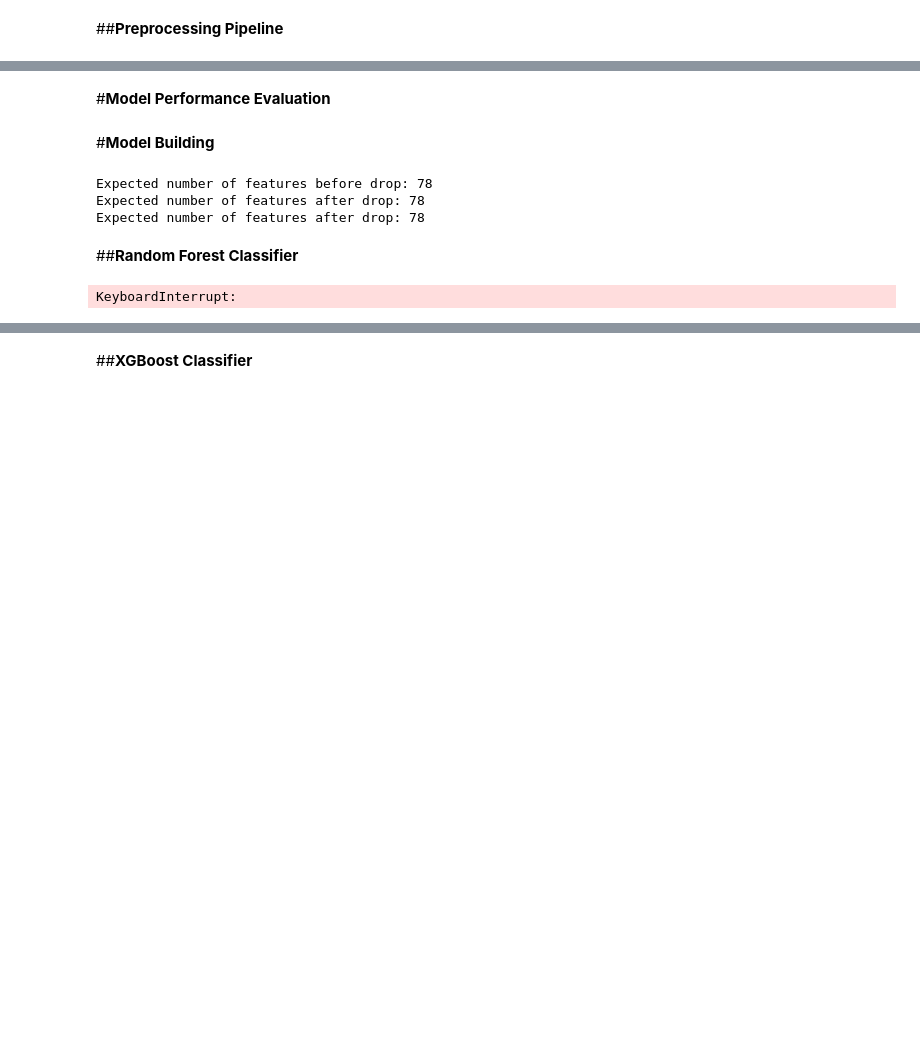
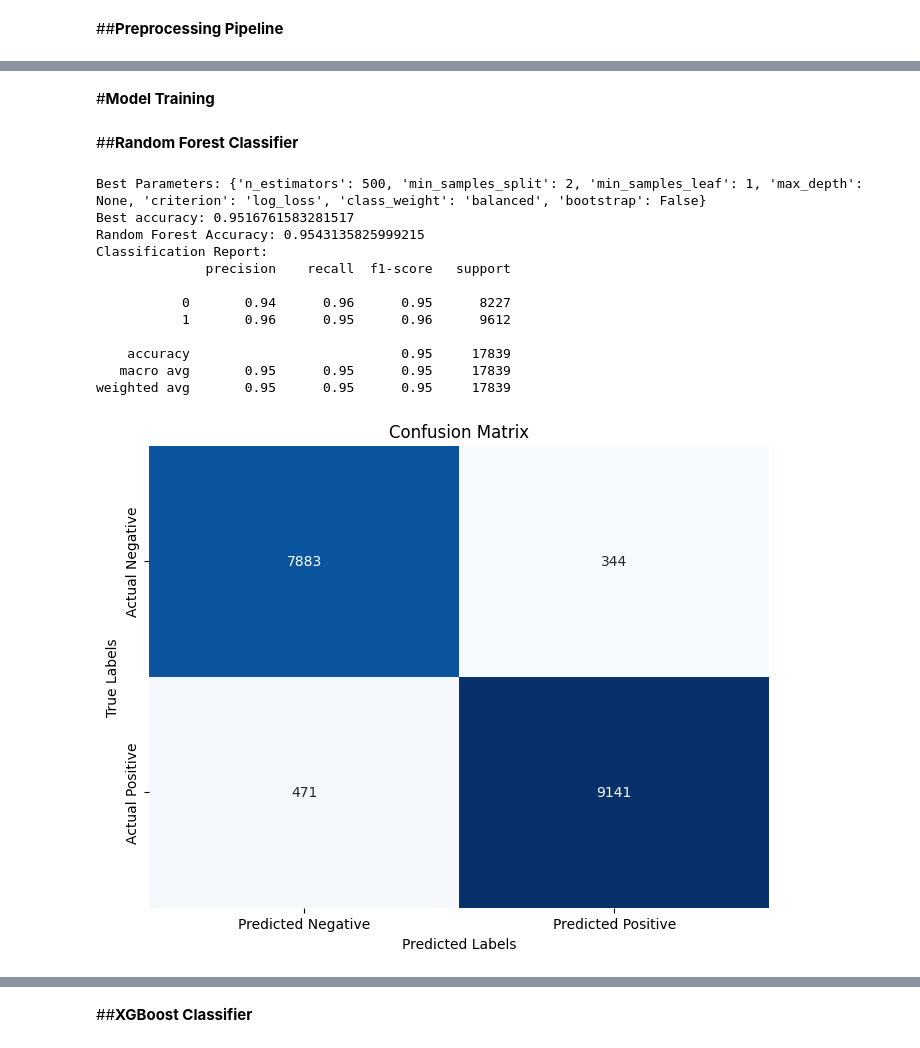
Before and after one commit to ktfrahm/datascience-projects, a Jupyter notebook: Shinkansen_Travel_Experience_Hackathon/Shinkansen_Travel_Experience.ipynb, the cells around one changed output, grey strips where cells are left out. Cells and saved outputs as stored; diff of their text form; code cells hidden in the pictures; blank space fills up the shorter version.

Commit message:
updated hackathon project to streamline the pipeline

```diff
--- a/Shinkansen_Travel_Experience_Hackathon/Shinkansen_Travel_Experience.ipynb
+++ b/Shinkansen_Travel_Experience_Hackathon/Shinkansen_Travel_Experience.ipynb
@@ -666,5 +701,5 @@ None
 # %% [markdown]
-#**Model Performance Evaluation**
+#**Model Training**
 # %%
 # Function to compute different metrics to check performance of the classification models
 def model_performance_classification(model, x_test, y_test, y_pred, name='test'):
@@ -710,28 +745,6 @@ def model_performance_classification(model, x_test, y_test, y_pred, name='test')
   plt.show()
 
   return report_df
-# %% [markdown]
-#**Model Building**
-# %%
-# X and y from pipeline processing
-X = X_train_data_processed_df
-y = y_train_data_dropped
-
-# Split the data into training and testing sets
-X_train, X_validation, y_train, y_validation = train_test_split(X, y, test_size=0.2, random_state=42)
-
-# Apply the same preprocessing pipeline to the test data without dropping rows but removing columns
-X_test = test_data
-X_test_processed = pipeline.transform(X_test)
-X_test_processed_df = pd.DataFrame(X_test_processed.toarray(), columns=all_feature_names)
-print(f"Expected number of features before drop: {X_test_processed_df.shape[1]}")
-X_test_processed_df = drop_columns(X_test_processed_df, columns_to_drop)
-print(f"Expected number of features after drop: {X_test_processed_df.shape[1]}")
-print(f"Expected number of features after drop: {len(all_feature_names_dropped)}")
-# %% [output]
-Expected number of features before drop: 78
-Expected number of features after drop: 78
-Expected number of features after drop: 78
 # %% [markdown]
 ##**Random Forest Classifier**
 # %%
@@ -740,39 +753,39 @@ rf_classifier = RandomForestClassifier(random_state = 42)
 # Grid of parameters to choose from
 param_grid = {
     'n_estimators': [
-        # 100,
-        # 150,
-        # 200,
-        # 300,
+        100,
+        150,
+        200,
+        300,
         500
     ],
     'max_depth': [
         None,
-        # 10,
-        # 20
+        10,
+        20
     ],
     'min_samples_split': [
         2,
-        # 5,
-        # 20
+        5,
+        20
     ],
     'min_samples_leaf': [
         1,
-        # 10,
-        # 15
+        10,
+        15
     ],
     'bootstrap': [
-        # True,
+        True,
         False
     ],
     'class_weight': [
-        # None,
-        # 'balanced',
+        None,
+        'balanced',
         'balanced_subsample'
     ],
     'criterion': [
-        # 'gini',
-        # 'entropy',
+        'gini',
+        'entropy',
         'log_loss'
     ]
 }
@@ -781,33 +794,53 @@ start_time = datetime.now()
 
 # Setup the gridsearch with tuning using f1 due to imbalanced target classes
 rf_grid = RandomizedSearchCV(estimator=rf_classifier, param_distributions=param_grid,
                               scoring = 'accuracy', cv = 5, n_jobs=-1, random_state=42,
-                              n_iter=1)
+                              n_iter=50)
 
 # train using the raw data without removing the outliers bc tree algos work fine with them
 rf_grid = rf_grid.fit(X_train, y_train)
 
 # print the best params
 print(f'Best Parameters: {rf_grid.best_params_}')
 print(f'Best accuracy: {rf_grid.best_score_}')
 
 # Set the tuned_classifier to the best combination of parameters
 rf_best_classifier = rf_grid.best_estimator_
 
 # Calculate Predictions
 y_pred = rf_best_classifier.predict(X_validation)
 
 # Model Performance on the validation data
 rf_best_report = model_performance_classification(rf_best_classifier, X_validation, y_validation, y_pred, 'Random Forest')
 
-# Make predictions
+# Set the tuned_classifier to the best combination of parameters
+rf_best_classifier = RandomForestClassifier(**rf_grid.best_params_)
+
+print(f'Training on full set of data with {X.shape} number of rows')
+
+# Train on the full set of params, not just the training folds
+rf_best_classifier.fit(X, y)
+
+# Make predictions on the test data
 y_test_pred = rf_best_classifier.predict(X_test_processed_df)
 
 end_time = datetime.now()
 print(f'Elapsed time: {end_time - start_time}')
 
 # Output predictions into a csv
 output = pd.DataFrame({'ID': test_data['ID'], 'Overall_Experience': y_test_pred})
 output.to_csv('random_forest_predictions.csv', index=False)
 # %% [output]
-KeyboardInterrupt:
+Best Parameters: {'n_estimators': 500, 'min_samples_split': 2, 'min_samples_leaf': 1, 'max_depth': None, 'criterion': 'log_loss', 'class_weight': 'balanced', 'bootstrap': False}
+Best accuracy: 0.9516761583281517
+Random Forest Accuracy: 0.9543135825999215
+Classification Report:
+              precision    recall  f1-score   support
+
+           0       0.94      0.96      0.95      8227
+           1       0.96      0.95      0.96      9612
+
+    accuracy                           0.95     17839
+   macro avg       0.95      0.95      0.95     17839
+weighted avg       0.95      0.95      0.95     17839
+[figure, added]
```
Also changed, not shown: parts of 12 cells of this notebook.
